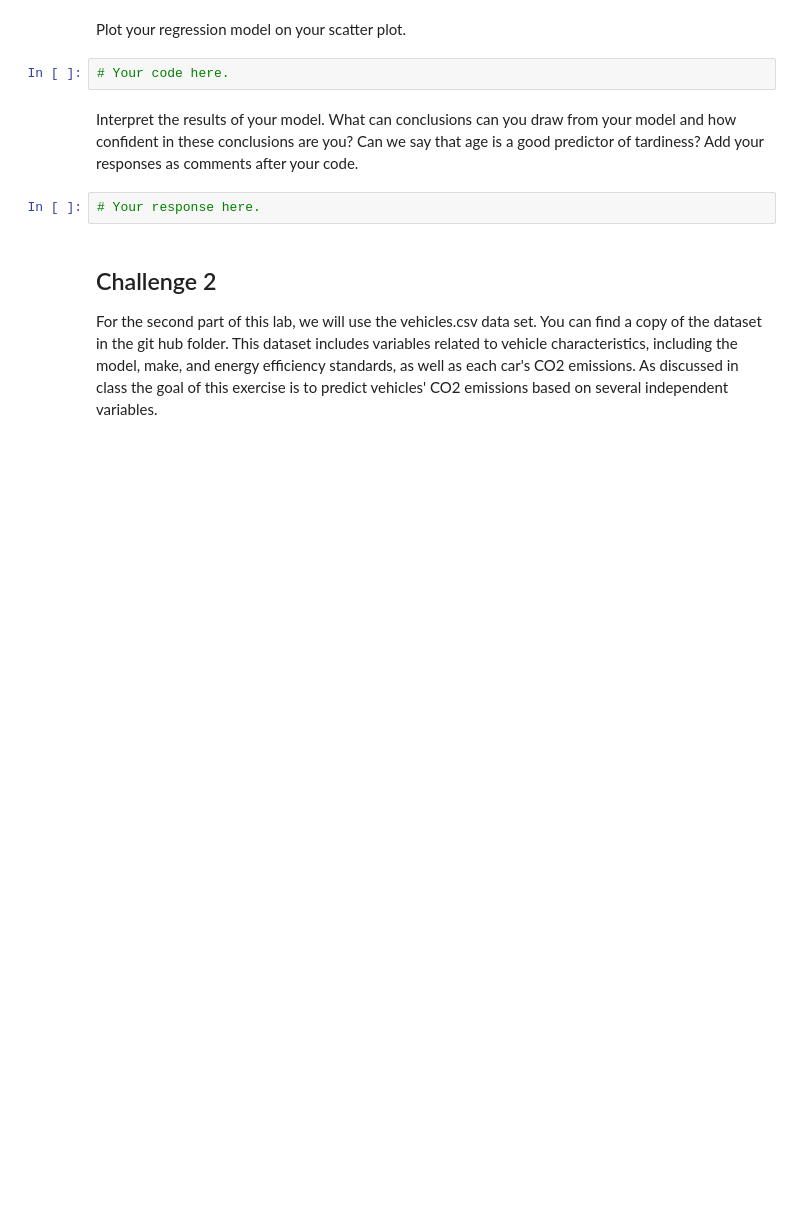
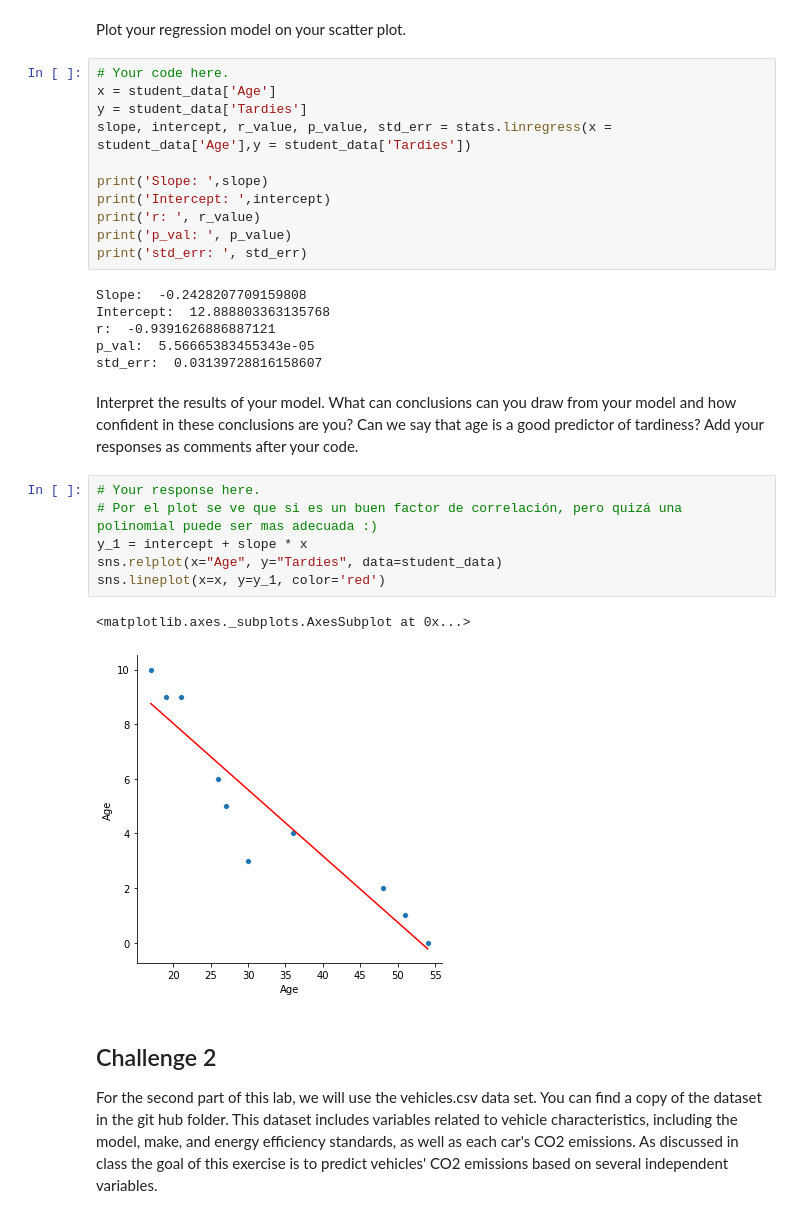
Before and after one commit to ta-datapt-bcn/lab-regression-analysis, a Jupyter notebook: your-code.ipynb, the cells around one changed output. Drawn from its saved outputs; the diff is of its cells as text; blank space fills up the shorter version.

```diff
--- a/your-code.ipynb
+++ b/your-code.ipynb
@@ -49,11 +85,33 @@ Build a regression model for this data. What will be your outcome variable? What
 # %% [markdown]
 Plot your regression model on your scatter plot.
-# %%
-# Your code here.
+# %%
+# Your code here.
+x = student_data['Age']
+y = student_data['Tardies']
+slope, intercept, r_value, p_value, std_err = stats.linregress(x = student_data['Age'],y = student_data['Tardies'])
+
+print('Slope: ',slope)
+print('Intercept: ',intercept)
+print('r: ', r_value)
+print('p_val: ', p_value)
+print('std_err: ', std_err)
+# %% [output]
+Slope:  -0.2428207709159808
+Intercept:  12.888803363135768
+r:  -0.9391626886887121
+p_val:  5.56665383455343e-05
+std_err:  0.03139728816158607
 # %% [markdown]
 Interpret the results of your model. What can conclusions can you draw from your model and how confident in these conclusions are you? Can we say that age is a good predictor of tardiness? Add your responses as comments after your code.
-# %%
-# Your response here.
+# %%
+# Your response here.
+# Por el plot se ve que si es un buen factor de correlación, pero quizá una polinomial puede ser mas adecuada :)
+y_1 = intercept + slope * x
+sns.relplot(x="Age", y="Tardies", data=student_data)
+sns.lineplot(x=x, y=y_1, color='red')
+# %% [output]
+<matplotlib.axes._subplots.AxesSubplot at 0x...>
+[figure, added]
 # %% [markdown]
 ## Challenge 2
 For the second part of this lab, we will use the vehicles.csv data set. You can find a copy of the dataset in the git hub folder. This dataset includes variables related to vehicle characteristics, including the model, make, and energy efficiency standards, as well as each car's CO2 emissions. As discussed in class the goal of this exercise is to predict vehicles' CO2 emissions based on several independent variables.
```
Also changed, not shown: parts of 29 cells of this notebook, 1 other file.
